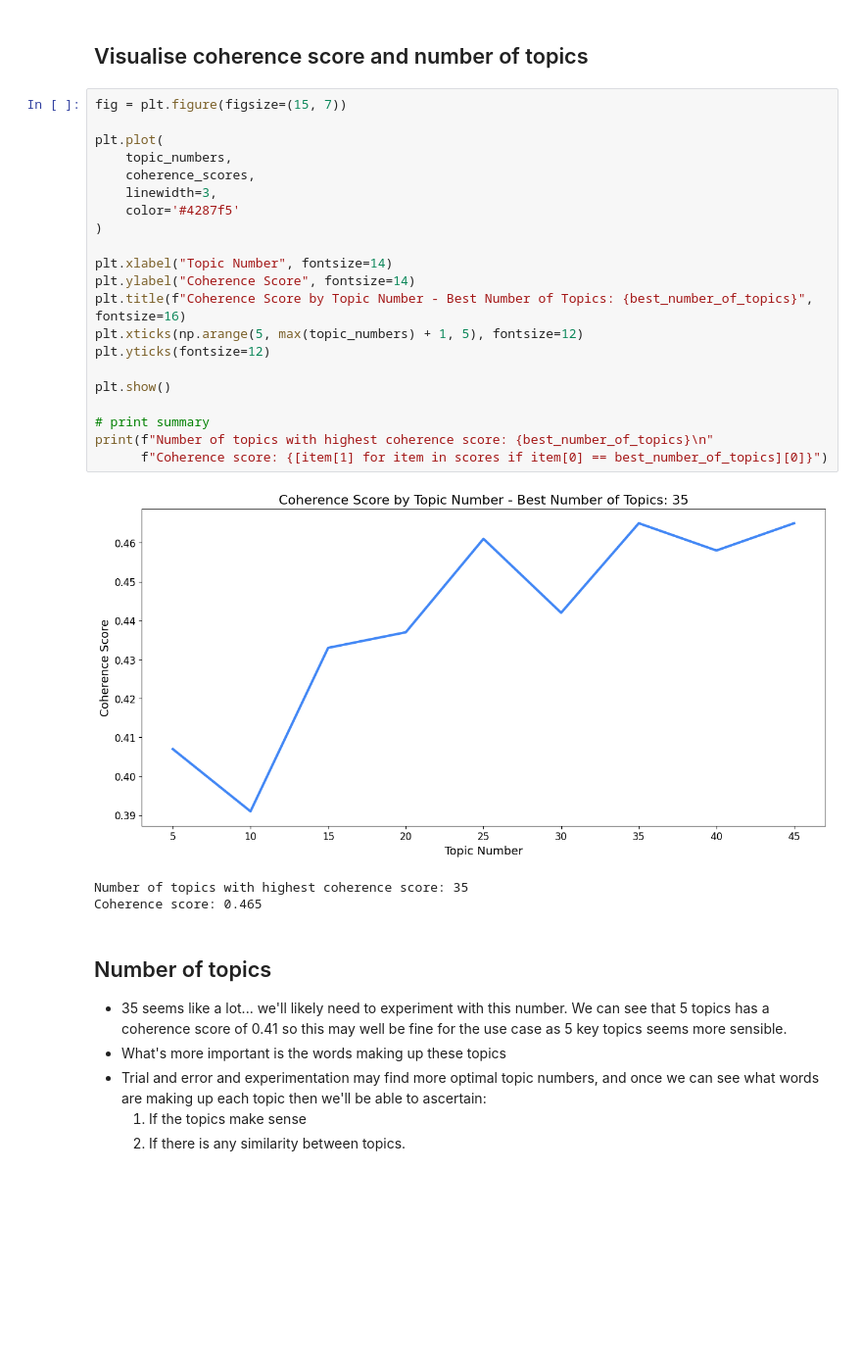
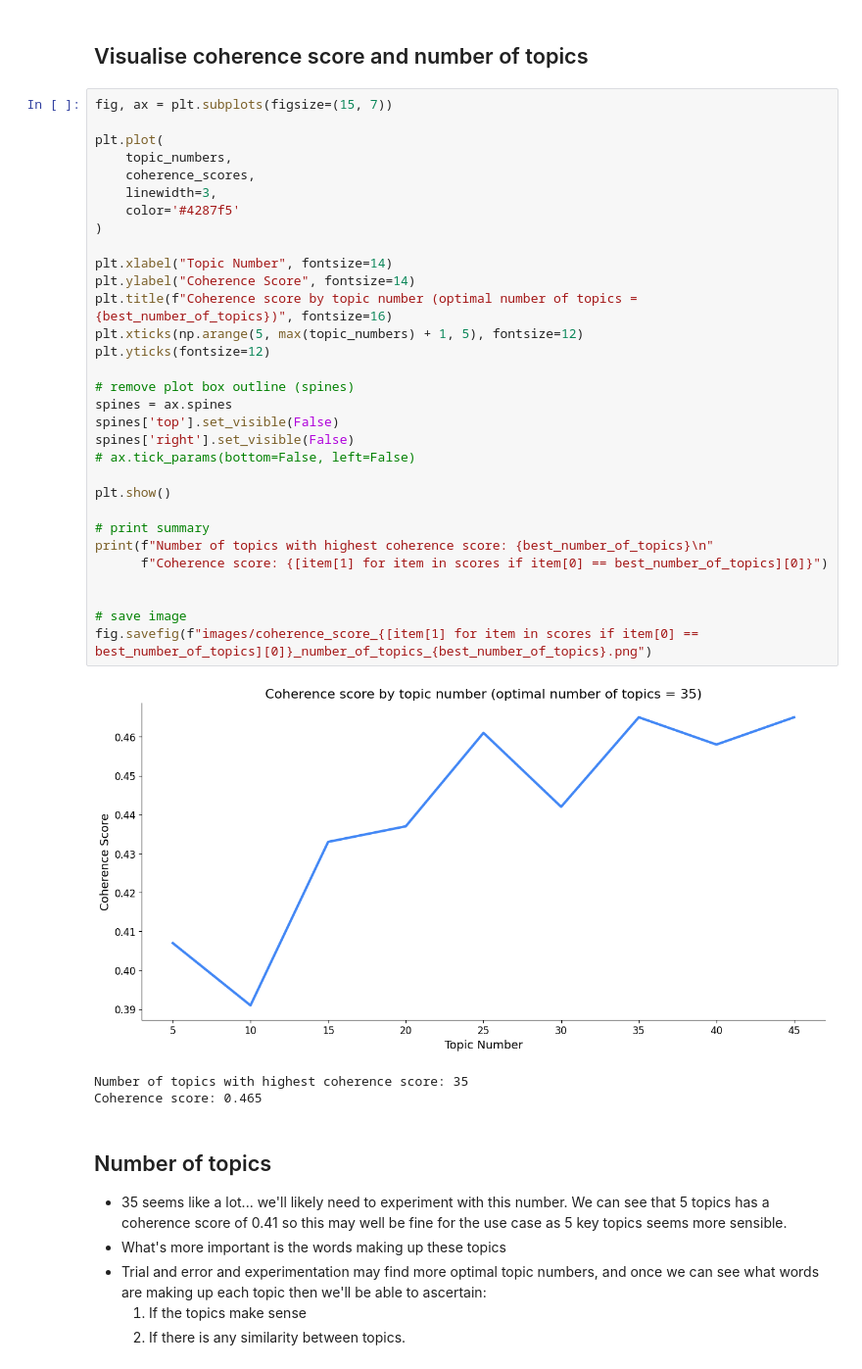
Before and after one commit to JonR45/TekkenNLP, a Jupyter notebook: notebooks/4.2.0.NMF.ipynb, the cells around one changed output. Shown at 98% size. Saved outputs shown, nothing was run; the diff lists cells and outputs as text; blank space fills up the shorter version.

```diff
--- a/notebooks/4.2.0.NMF.ipynb
+++ b/notebooks/4.2.0.NMF.ipynb
@@ -217,28 +217,38 @@ sorted(scores, key=itemgetter(1), reverse=True)[0][0]
 # %% [markdown]
 ## Visualise coherence score and number of topics
 # %%
-fig = plt.figure(figsize=(15, 7))
+fig, ax = plt.subplots(figsize=(15, 7))
 
 plt.plot(
     topic_numbers,
     coherence_scores,
     linewidth=3,
     color='#4287f5'
 )
 
 plt.xlabel("Topic Number", fontsize=14)
 plt.ylabel("Coherence Score", fontsize=14)
-plt.title(f"Coherence Score by Topic Number - Best Number of Topics: {best_number_of_topics}", fontsize=16)
+plt.title(f"Coherence score by topic number (optimal number of topics = {best_number_of_topics})", fontsize=16)
 plt.xticks(np.arange(5, max(topic_numbers) + 1, 5), fontsize=12)
 plt.yticks(fontsize=12)
+
+# remove plot box outline (spines)
+spines = ax.spines
+spines['top'].set_visible(False)
+spines['right'].set_visible(False)
+# ax.tick_params(bottom=False, left=False)
 
 plt.show()
 
 # print summary
 print(f"Number of topics with highest coherence score: {best_number_of_topics}\n"
       f"Coherence score: {[item[1] for item in scores if item[0] == best_number_of_topics][0]}")
+
+
+# save image
+fig.savefig(f"images/coherence_score_{[item[1] for item in scores if item[0] == best_number_of_topics][0]}_number_of_topics_{best_number_of_topics}.png")
 # %% [output]
-[figure, old version]
+[figure, new version]
 Number of topics with highest coherence score: 35
 Coherence score: 0.465
 # %% [markdown]
```
Also changed, not shown: 9 other files.
